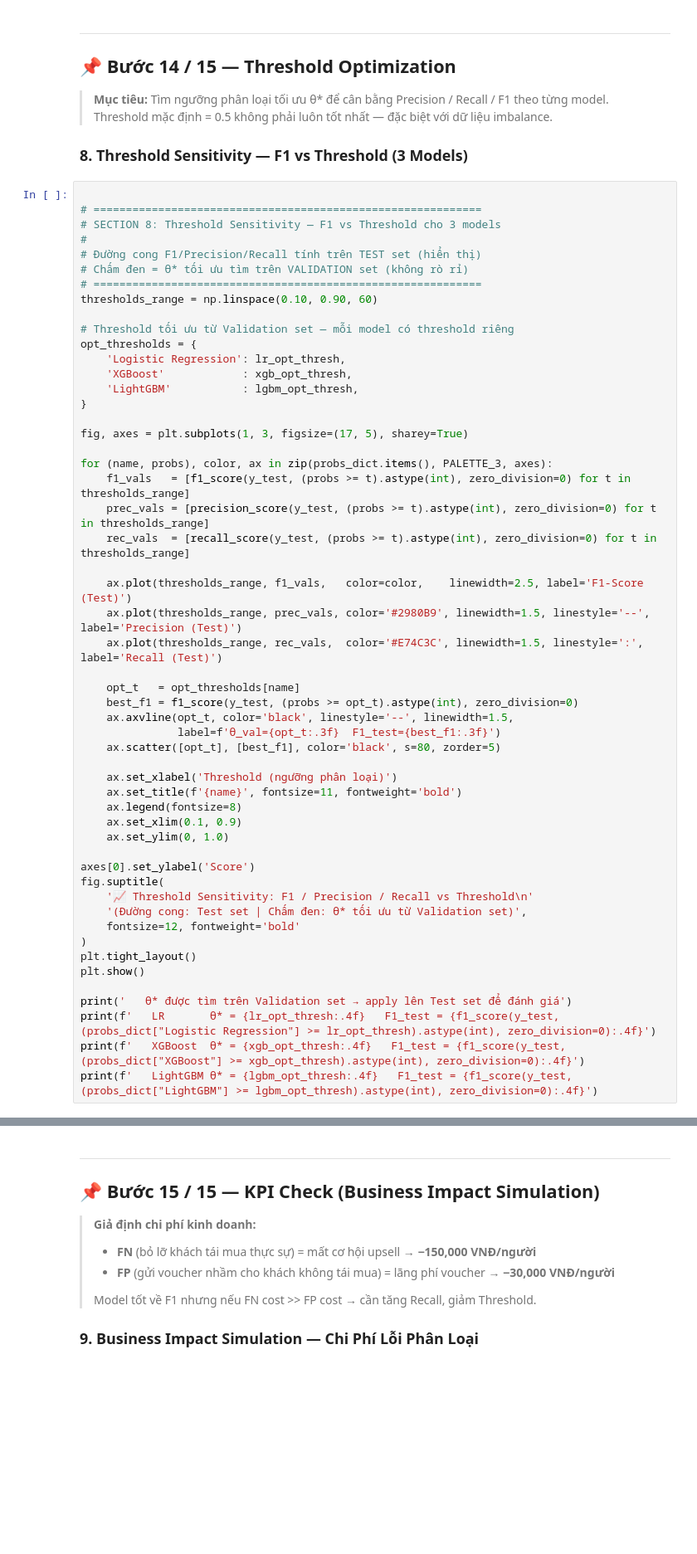
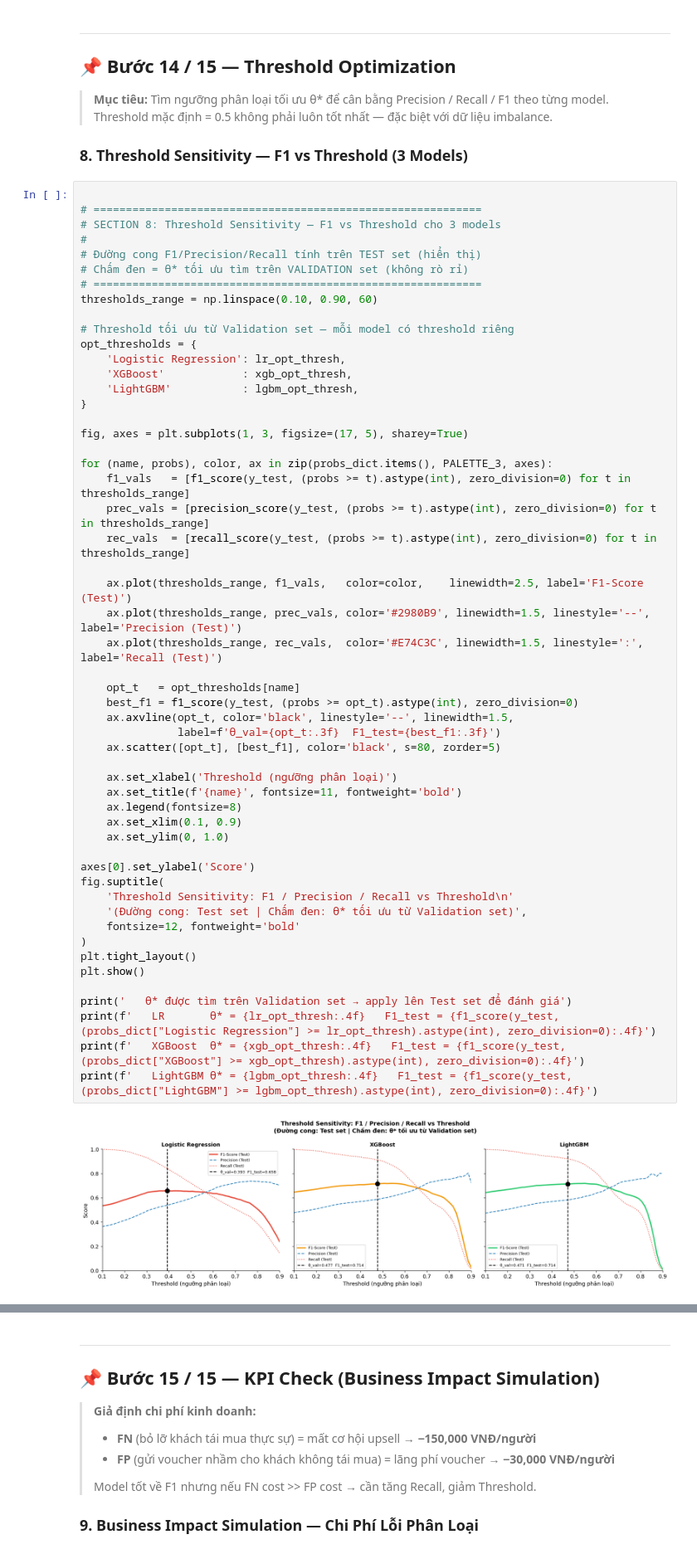
Before and after one commit to TranThiNgocVy/MOCK_PROJECT-NHOM2, a Jupyter notebook: 4_Model_Evaluation.ipynb, the cells around one changed output, grey strips where cells are left out. Shown at 83% size. Saved outputs shown, nothing was run; the diff lists cells and outputs as text; blank space fills up the shorter version.

```diff
--- a/4_Model_Evaluation.ipynb
+++ b/4_Model_Evaluation.ipynb
@@ -452,31 +522,33 @@ for (name, probs), color, ax in zip(probs_dict.items(), PALETTE_3, axes):
     rec_vals  = [recall_score(y_test, (probs >= t).astype(int), zero_division=0) for t in thresholds_range]
 
     ax.plot(thresholds_range, f1_vals,   color=color,    linewidth=2.5, label='F1-Score (Test)')
     ax.plot(thresholds_range, prec_vals, color='#2980B9', linewidth=1.5, linestyle='--', label='Precision (Test)')
     ax.plot(thresholds_range, rec_vals,  color='#E74C3C', linewidth=1.5, linestyle=':',  label='Recall (Test)')
 
     opt_t   = opt_thresholds[name]
     best_f1 = f1_score(y_test, (probs >= opt_t).astype(int), zero_division=0)
     ax.axvline(opt_t, color='black', linestyle='--', linewidth=1.5,
                label=f'θ_val={opt_t:.3f}  F1_test={best_f1:.3f}')
     ax.scatter([opt_t], [best_f1], color='black', s=80, zorder=5)
 
     ax.set_xlabel('Threshold (ngưỡng phân loại)')
     ax.set_title(f'{name}', fontsize=11, fontweight='bold')
     ax.legend(fontsize=8)
     ax.set_xlim(0.1, 0.9)
     ax.set_ylim(0, 1.0)
 
 axes[0].set_ylabel('Score')
 fig.suptitle(
-    '📈 Threshold Sensitivity: F1 / Precision / Recall vs Threshold\n'
+    'Threshold Sensitivity: F1 / Precision / Recall vs Threshold\n'
     '(Đường cong: Test set | Chấm đen: θ* tối ưu từ Validation set)',
     fontsize=12, fontweight='bold'
 )
 plt.tight_layout()
 plt.show()
 
 print('   θ* được tìm trên Validation set → apply lên Test set để đánh giá')
 print(f'   LR       θ* = {lr_opt_thresh:.4f}   F1_test = {f1_score(y_test, (probs_dict["Logistic Regression"] >= lr_opt_thresh).astype(int), zero_division=0):.4f}')
 print(f'   XGBoost  θ* = {xgb_opt_thresh:.4f}   F1_test = {f1_score(y_test, (probs_dict["XGBoost"] >= xgb_opt_thresh).astype(int), zero_division=0):.4f}')
 print(f'   LightGBM θ* = {lgbm_opt_thresh:.4f}   F1_test = {f1_score(y_test, (probs_dict["LightGBM"] >= lgbm_opt_thresh).astype(int), zero_division=0):.4f}')
+# %% [output]
+[figure, added]
```
Also changed, not shown: parts of 12 cells of this notebook, 18 other files.
